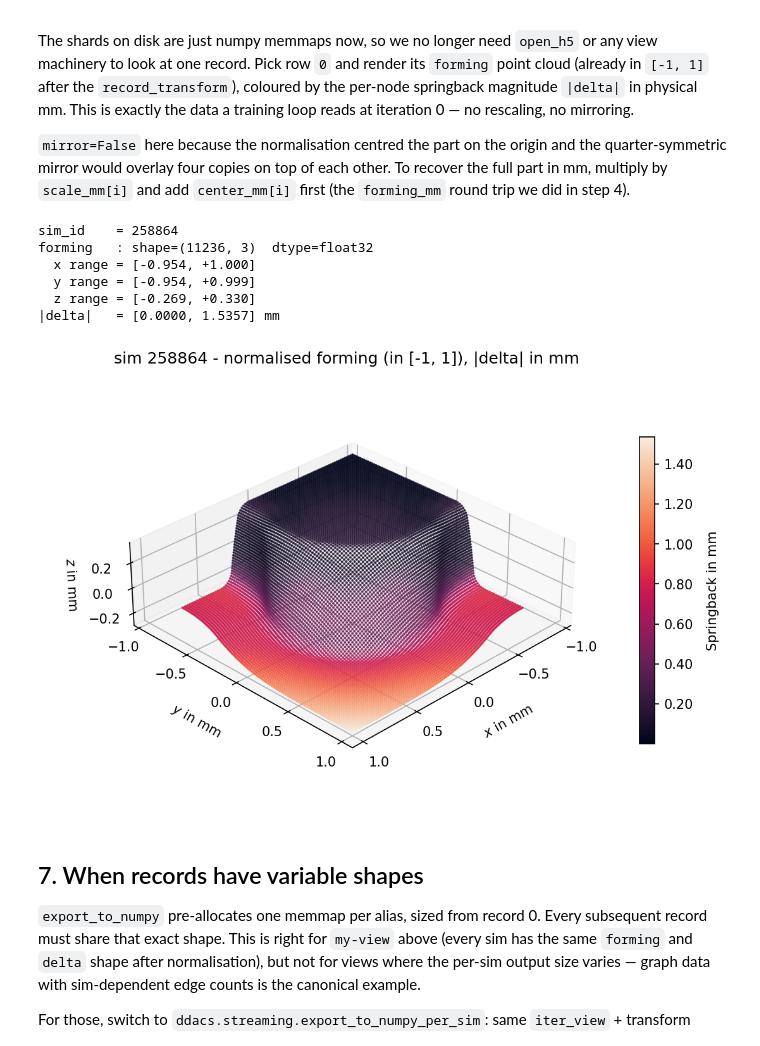
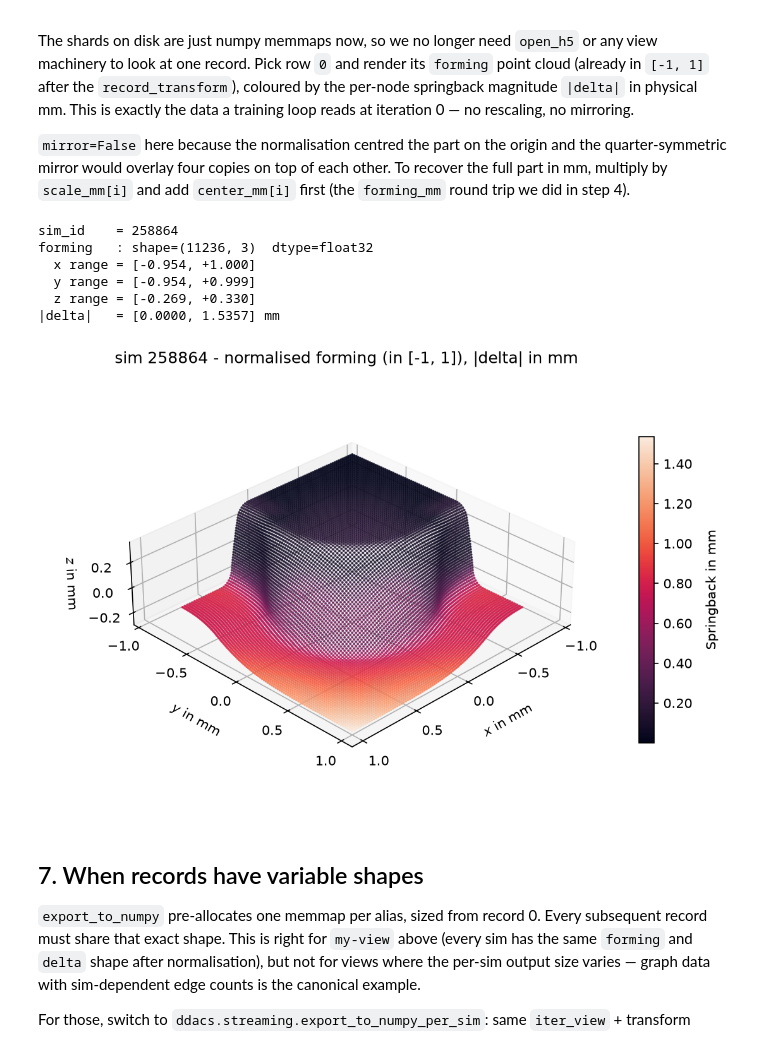
Before and after one commit to BaumSebastian/DDACS, a Jupyter notebook: notebooks/06_streaming.ipynb, the cells around one changed output. Saved outputs shown, nothing was run; the diff lists cells and outputs as text; code cells hidden in the pictures.

Commit message:
Reexecuted notebooks for final version. Also addresysed different shading behaviour for pointclouds.

```diff
--- a/notebooks/06_streaming.ipynb
+++ b/notebooks/06_streaming.ipynb
@@ -212,34 +212,35 @@ The shards on disk are just numpy memmaps now, so we no longer need `open_h5` or
 # %%
 sample_idx       = 0
 sample_record    = export[sample_idx]
 sample_sim_id    = int(export.sim_ids[sample_idx])
 sample_forming   = sample_record['forming']
 sample_magnitude = np.linalg.norm(sample_record['delta'], axis=1)
 
 print(f'sim_id    = {sample_sim_id}')
 print(f'forming   : shape={sample_forming.shape}  dtype={sample_forming.dtype}')
 print(f'  x range = [{sample_forming[:, 0].min():+.3f}, {sample_forming[:, 0].max():+.3f}]')
 print(f'  y range = [{sample_forming[:, 1].min():+.3f}, {sample_forming[:, 1].max():+.3f}]')
 print(f'  z range = [{sample_forming[:, 2].min():+.3f}, {sample_forming[:, 2].max():+.3f}]')
 print(f'|delta|   = [{sample_magnitude.min():.4f}, {sample_magnitude.max():.4f}] mm')
 
 ax, cbar = ddacs.plot_point_cloud(
     sample_forming,
+    depthshade=False,  # crisp points on matplotlib>=3.10
     values=sample_magnitude,
     cmap=ROCKET,
     colorbar_label='Springback in mm',
     mirror=False,
 )
 ax.set_title(f'sim {sample_sim_id} - normalised forming (in [-1, 1]), |delta| in mm')
 plt.show()
 # %% [output]
 sim_id    = 258864
 forming   : shape=(11236, 3)  dtype=float32
   x range = [-0.954, +1.000]
   y range = [-0.954, +0.999]
   z range = [-0.269, +0.330]
 |delta|   = [0.0000, 1.5357] mm
-[figure, old version]
+[figure, new version]
 # %% [markdown]
 ## 7. When records have variable shapes
 
```
Also changed, not shown: parts of 4 cells of this notebook, 7 other files.
